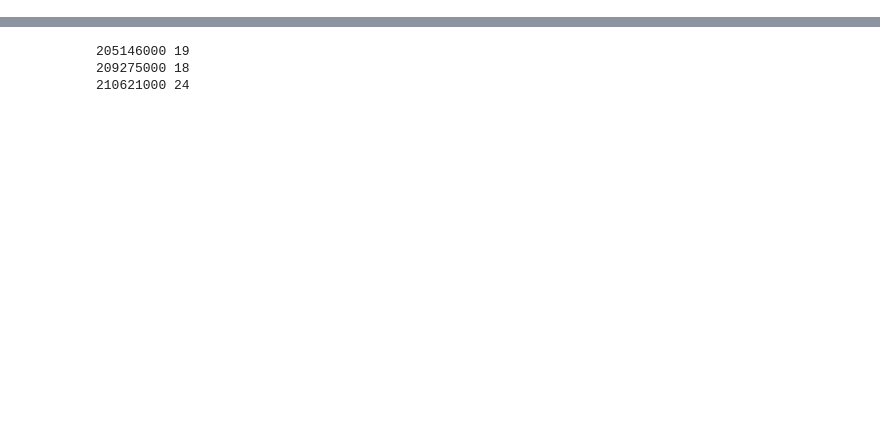
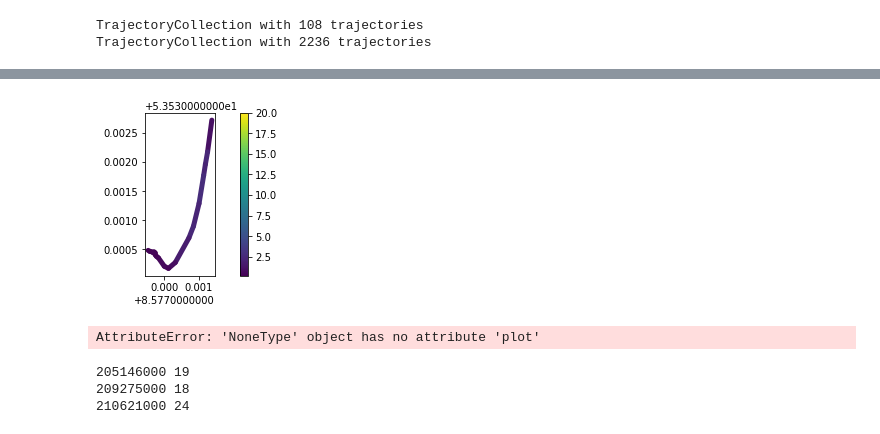
Before and after one commit to kono94/ship-path-prediction, a Jupyter notebook: deeprl/ais/explore.ipynb, the cells around one changed output, grey strips where cells are left out. Cells and saved outputs as stored; diff of their text form; code cells hidden in the pictures; blank space fills up the shorter version.

Commit message:
generate trajectories with movingpandas

```diff
--- a/deeprl/ais/explore.ipynb
+++ b/deeprl/ais/explore.ipynb
@@ -43,0 +40,3 @@ df['sog'].hist(bins=100, figsize=(15,3))
+# %%
+gdf['time'] = pd.to_datetime(gdf['time'], unit='s')
+gdf = gdf.set_index('time')
@@ -43,0 +76,4 @@ df['sog'].hist(bins=100, figsize=(15,3))
+# %%
+# Specify minimum length for a trajectory (in meters)
+minimum_length = 30
+collection = mpd.TrajectoryCollection(gdf, 'mmsi', min_length=minimum_length)
@@ -43,0 +126,19 @@ df['sog'].hist(bins=100, figsize=(15,3))
+# %%
+collection.add_speed(overwrite=True)
+collection.add_direction(overwrite=True)
+# %%
+trips = mpd.ObservationGapSplitter(collection).split(gap=timedelta(minutes=60))
+trips = mpd.StopSplitter(trips).split(max_diameter=15, min_duration=timedelta(minutes=2), min_length=200)
+# %%
+print(collection)
+print(trips)
+# %% [output]
+TrajectoryCollection with 108 trajectories
+TrajectoryCollection with 2236 trajectories
+# %%
+original_traj = trips.trajectories[255]
+plot_defaults = {'linewidth':5, 'capstyle':'round', 'figsize':(9,3), 'legend':True}
+original_traj.plot(column='speed', vmax=20, **plot_defaults)
+original_traj.get_duration()
+original_traj.hvplot(frame_height=600, frame_width=1200)
+# %% [output]
@@ -44,3 +146,8 @@ df['sog'].hist(bins=100, figsize=(15,3))
+[figure, added]
+# %%
+trajectories.get_trajectory(1).plot(column="speed", linewidth=5, capstyle='round', legend=True)
+# %% [output]
+AttributeError: 'NoneType' object has no attribute 'plot'
 # %%
 m = folium.Map(location=[53.54, 8.56])
 grp = df.groupby(["mmsi", "day"])
```
Also changed, not shown: parts of 11 cells of this notebook.
